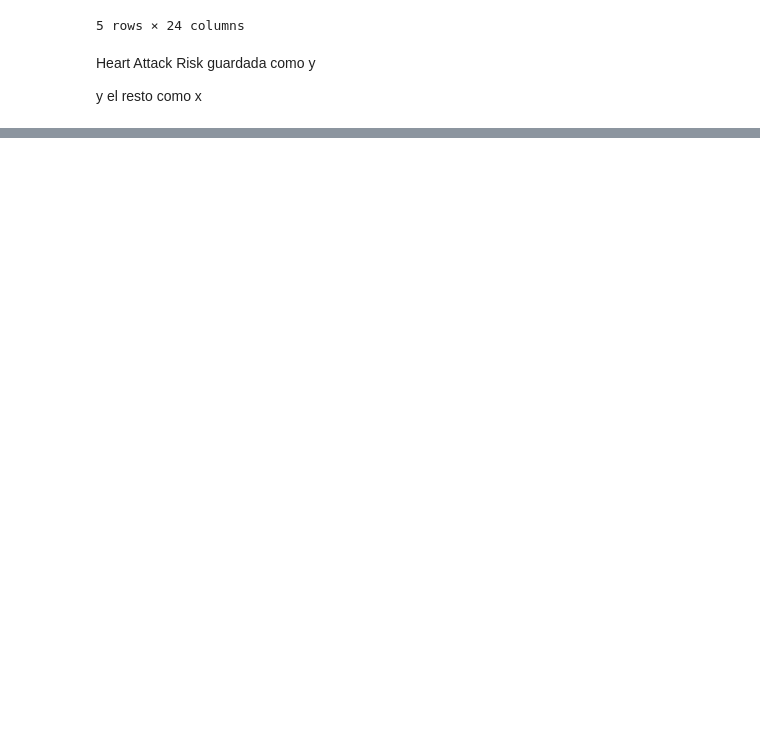
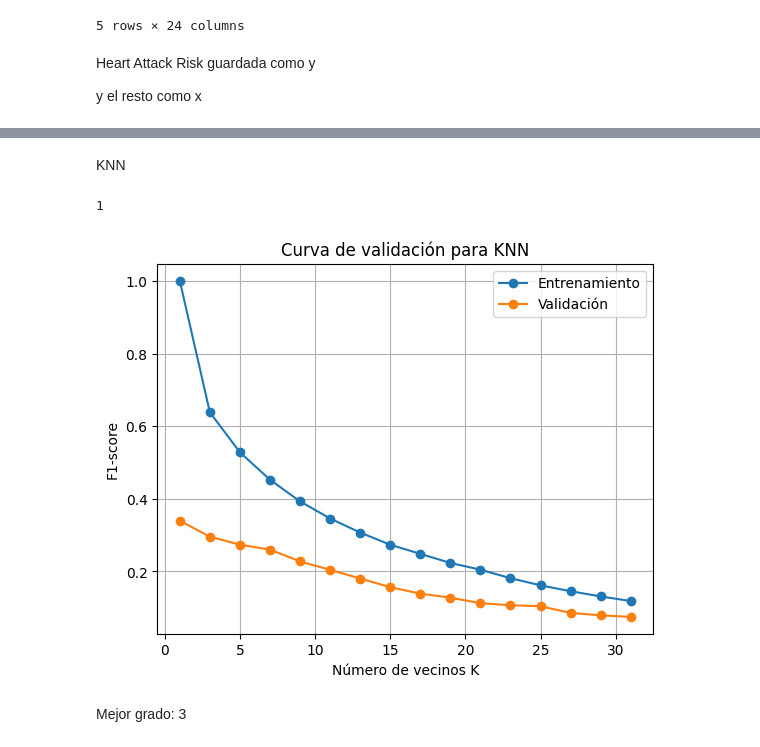
Before and after one commit to Rocafuerte330/6, a Jupyter notebook: solución6.ipynb, the cells around one changed output, grey strips where cells are left out. Drawn from its saved outputs; the diff is of its cells as text; code cells hidden in the pictures; blank space fills up the shorter version.

```diff
--- a/solución6.ipynb
+++ b/solución6.ipynb
@@ -79,0 +82,11 @@ x=data_encoded.drop(columns=['Heart Attack Risk'])
+# %%
+from sklearn.preprocessing import StandardScaler
+
+# Crear el scaler
+scaler = StandardScaler()
+
+# Escalar todos los datos X usando Z-score
+X_scaled = scaler.fit_transform(x)
+
+# Ver resultado
+print(X_scaled)
@@ -79,0 +107,5 @@ x=data_encoded.drop(columns=['Heart Attack Risk'])
+# %%
+#creamos el modelo de regresión logística
+modelo_log = LogisticRegression(max_iter=1000000)
+# ajustamos el modelo a los datos.
+modelo_log.fit(X_scaled, y)
@@ -79,0 +129,63 @@ x=data_encoded.drop(columns=['Heart Attack Risk'])
+# %% [markdown]
+KNN
+# %%
+from sklearn.model_selection import validation_curve
+
+# Para KNN:
+k = np.arange(1, 21)
+
+modelo1 = KNeighborsClassifier(metric='euclidean')
+
+train_score, val_score = validation_curve(
+    modelo1,
+    X_scaled,
+    y,
+    param_name='n_neighbors',
+    scoring='f1',
+    param_range=k,
+    cv=10
+)
+
+better_k = k[np.argmax(np.median(val_score, axis=1))]
+print(better_k)
+# %% [output]
+1
+# %%
+from sklearn.neighbors import KNeighborsClassifier
+from sklearn.model_selection import validation_curve
+import matplotlib.pyplot as plt
+from sklearn.pipeline import Pipeline
+
+
+knn_model = Pipeline([
+    ('scaler', StandardScaler()),
+    ('model', KNeighborsClassifier())
+])
+
+k_values = list(range(1, 32, 2))
+
+train_scores, val_scores = validation_curve(
+    knn_model,
+    X_scaled,
+    y,
+    param_name='model__n_neighbors',
+    param_range=k_values,
+    cv=5,
+    scoring='f1'
+)
+
+train_mean = train_scores.mean(axis=1)
+val_mean = val_scores.mean(axis=1)
+
+plt.plot(k_values, train_mean, marker='o', label='Entrenamiento')
+plt.plot(k_values, val_mean, marker='o', label='Validación')
+plt.xlabel('Número de vecinos K')
+plt.ylabel('F1-score')
+plt.title('Curva de validación para KNN')
+plt.legend()
+plt.grid()
+plt.show()
+# %% [output]
+[figure, added]
+# %% [markdown]
+Mejor grado: 3
```
Also changed, not shown: parts of 5 cells of this notebook.
